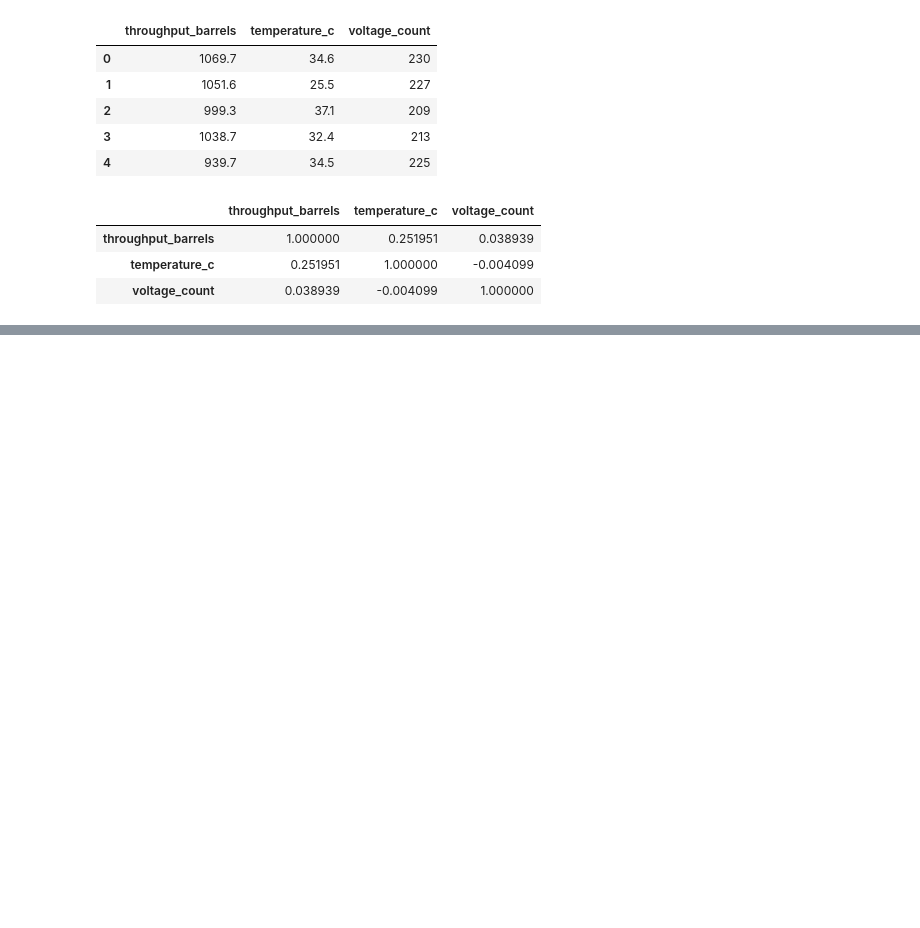
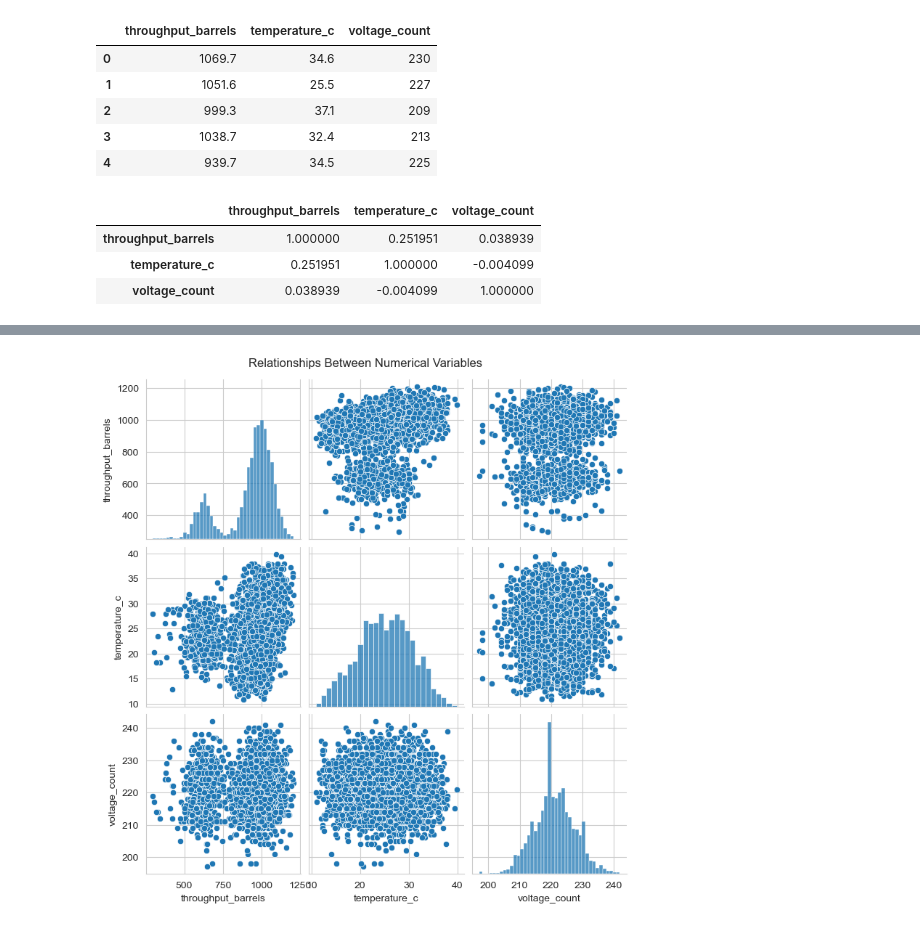
Before and after one commit to WanjikuSharon/week5_diagnostics_analysis, a Jupyter notebook: week5_diagnostics_analysis.ipynb, the cells around one changed output, grey strips where cells are left out. Cells and saved outputs as stored; diff of their text form; code cells hidden in the pictures; blank space fills up the shorter version.

```diff
--- a/week5_diagnostics_analysis.ipynb
+++ b/week5_diagnostics_analysis.ipynb
@@ -849,0 +875,21 @@ correlation_matrix
+# %%
+#Pairplot
+pairplot = sns.pairplot(
+    correlation_data,
+    diag_kind="hist"
+)
+
+pairplot.fig.suptitle(
+    "Relationships Between Numerical Variables",
+    y=1.02
+)
+
+pairplot.savefig(
+    "charts/pairplot_numerical_variables.png",
+    dpi=300,
+    bbox_inches="tight"
+)
+
+plt.show()
+# %% [output]
+[figure, added]
```
Also changed, not shown: parts of 1 cell of this notebook.
